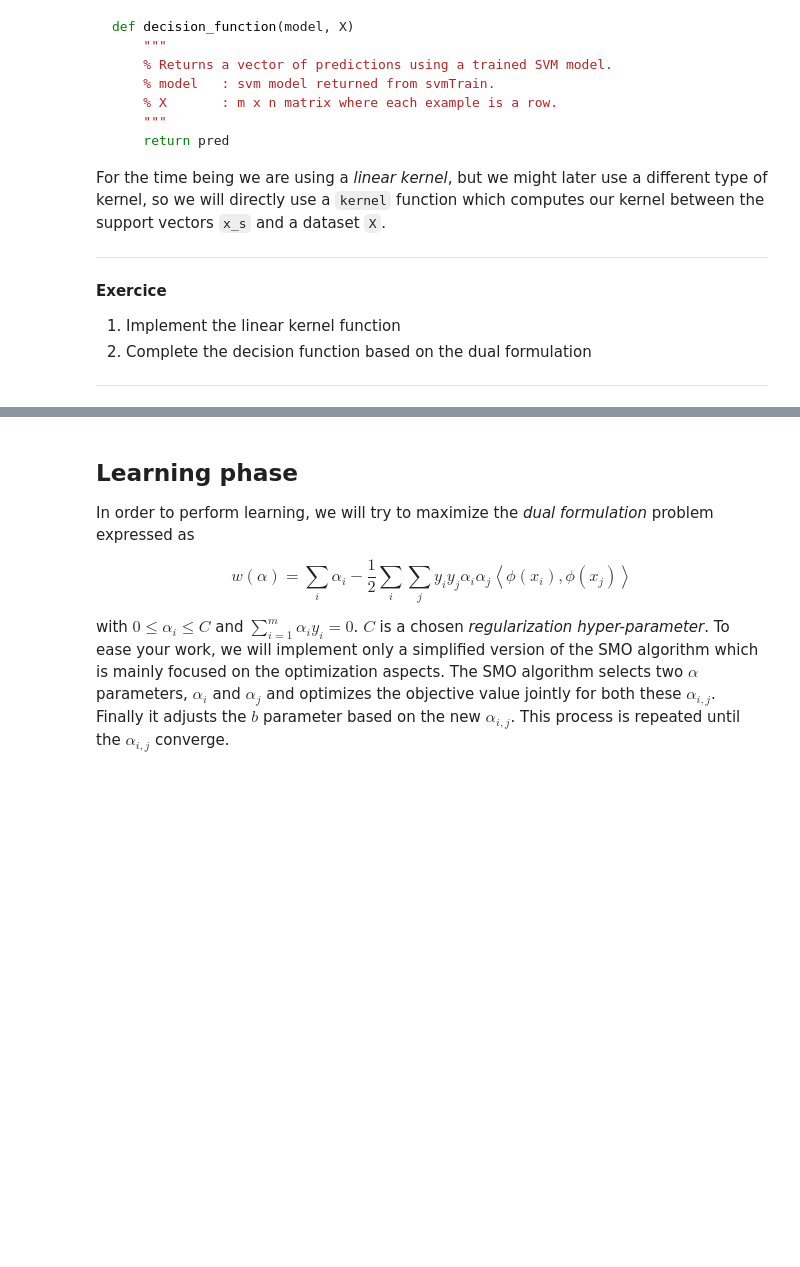
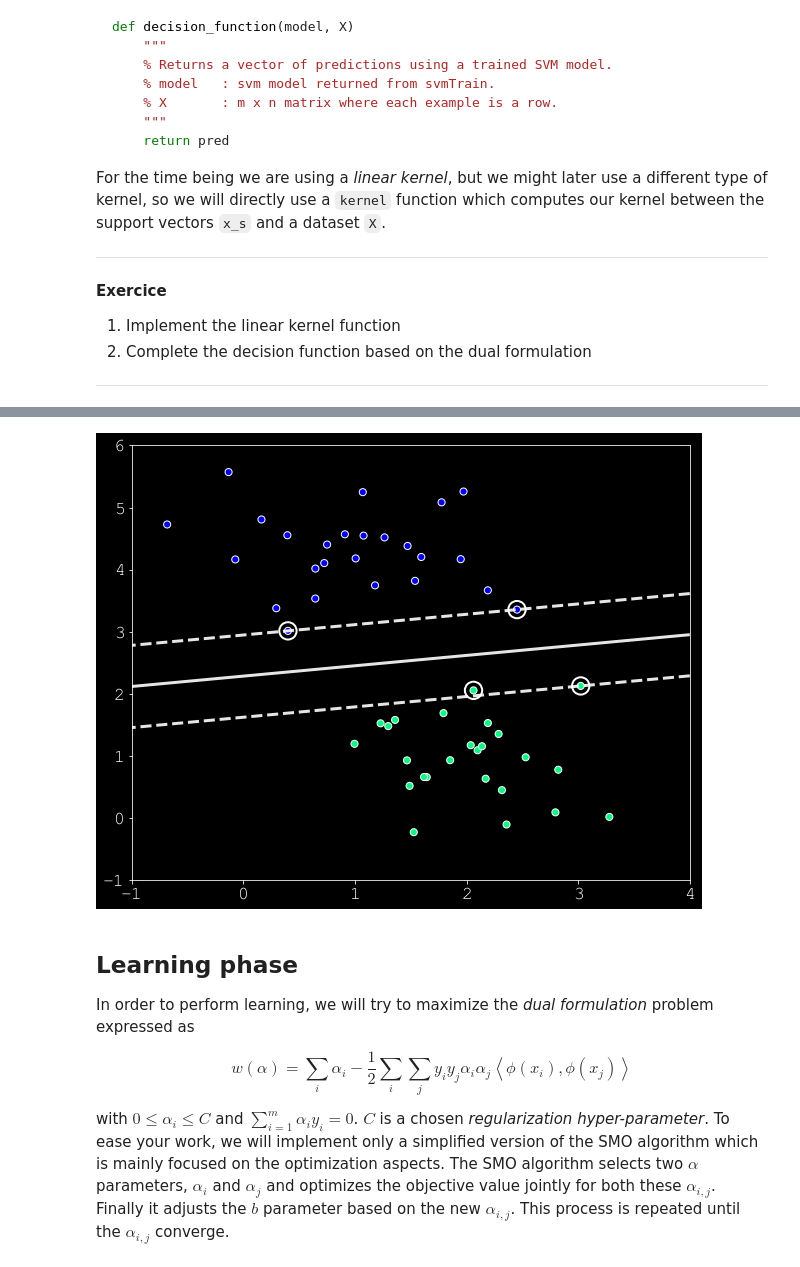
Before and after one commit to malenafouillou/atiam_ml, a Jupyter notebook: 03_support_vector_machines.ipynb, the cells around one changed output, grey strips where cells are left out. Cells and saved outputs as stored; diff of their text form; code cells hidden in the pictures; blank space fills up the shorter version.

```diff
--- a/03_support_vector_machines.ipynb
+++ b/03_support_vector_machines.ipynb
@@ -251,7 +251,7 @@ our_model["n"] = model.n_support_
 our_model["b"] = model._intercept_
 
 # Values of alphas
-our_model["alphas"] = model._dual_coef_[0]
+our_model["alphas"] = model._dual_coef_
 
 print(our_model)
 # %% [output]
@@ -322,3 +284,70 @@ AttributeError: 'ellipsis' object has no attribute 'reshape'
+# %%
+
+def kernel(x, X, type='linear'):
+
+    ######################
+    # YOUR CODE GOES HERE
+    ######################
+    if (type == 'linear'):
+        k = np.dot(x,X)
+    return k
+
+
+
+# This function should replicates the scikit-learn one
+def decision_function(model, X):
+
+    ######################
+    # YOUR CODE GOES HERE
+    ######################
+
+    #calculate the kernels
+    k = kernel(model["x"], X, type='linear')
+
+
+    # define the start and end index for support vectors for each class
+    start = [sum(model["n"][:i]) for i in range(len(model["n"]))]
+    end = [start[i] + model["n"][i] for i in range(len(model["n"]))]
+
+
+    #calculate : sum(a_p * k(x_p, x)) between every 2 classes
+    c = [ sum(model["alphas"][ i ][p] * k[p] for p in range(start[j], end[j])) +
+          sum(model["alphas"][j-1][p] * k[p] for p in range(start[i], end[i]))
+                for i in range(len(model["n"])) for j in range(i+1,len(model["n"]))]
+    return [sum(X) for X in zip(c, model["b"])]
+
+
+def predict(model, X):
+
+    decision = decision_function(model, X)[0]
+    votes = [(i if decision[p] > 0 else j) for p,(i,j) in enumerate((i,j)
+                                           for i in range(len(model["y"]))
+                                           for j in range(i+1,len(model["y"])))]
+    P =([model["y"][max(set(votes), key=votes.count)]])
+    return P
+
+
+
+# Evaluate the decision function
+ax = plt.figure(figsize=(10,8)).gca()
+ax.scatter(X[:, 0], X[:, 1], c=y, s=50, edgecolor = 'w', cmap='winter')
+ax.set_xlim(-1, 4); ax.set_ylim(-1, 6)
+xlim = ax.get_xlim(); ylim = ax.get_ylim()
+
+# Create grid to evaluate model
+x = np.linspace(xlim[0], xlim[1], 30)
+yp = np.linspace(ylim[0], ylim[1], 30)
+Y, Xp = np.meshgrid(yp, x)
+xy = np.vstack([Xp.ravel(), Y.ravel()]).T
+
+P = decision_function(our_model, xy.transpose())[0]
+P = P.reshape((30, 30))
+
+#plot decision boundary and margins
+ax.contour(Xp, Y, P, colors='w',levels=[-1, 0, 1], alpha=0.9,linestyles=['--', '-', '--']);
+ax.scatter(our_model["x"][:, 0], our_model["x"][:, 1],s=300, linewidth=2, edgecolor='w', facecolors='none');
+# %% [output]
+[figure, added]
 # %% [markdown]
 ## Learning phase
 
```
Also changed, not shown: parts of 10 cells of this notebook.
